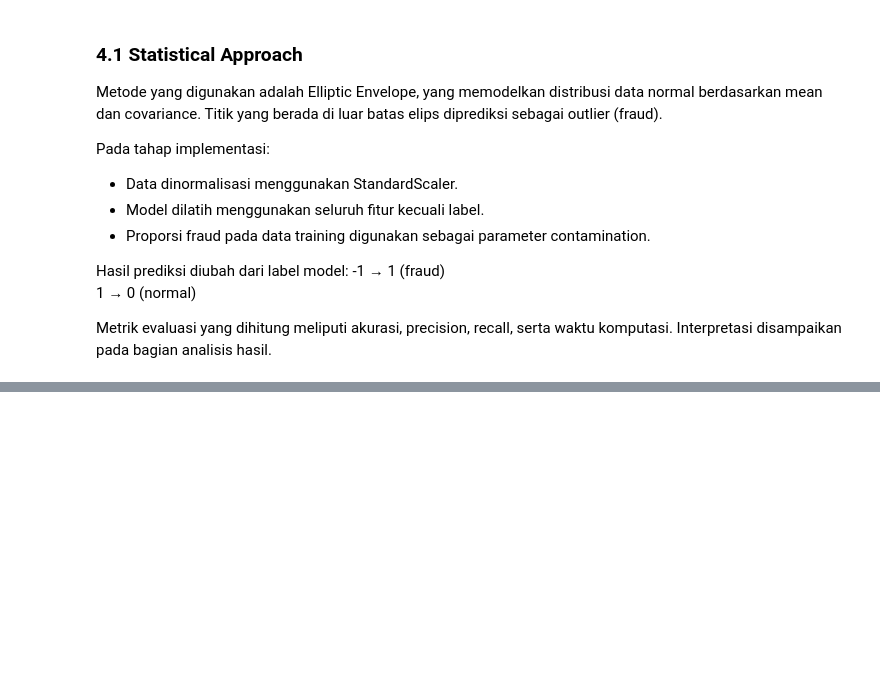
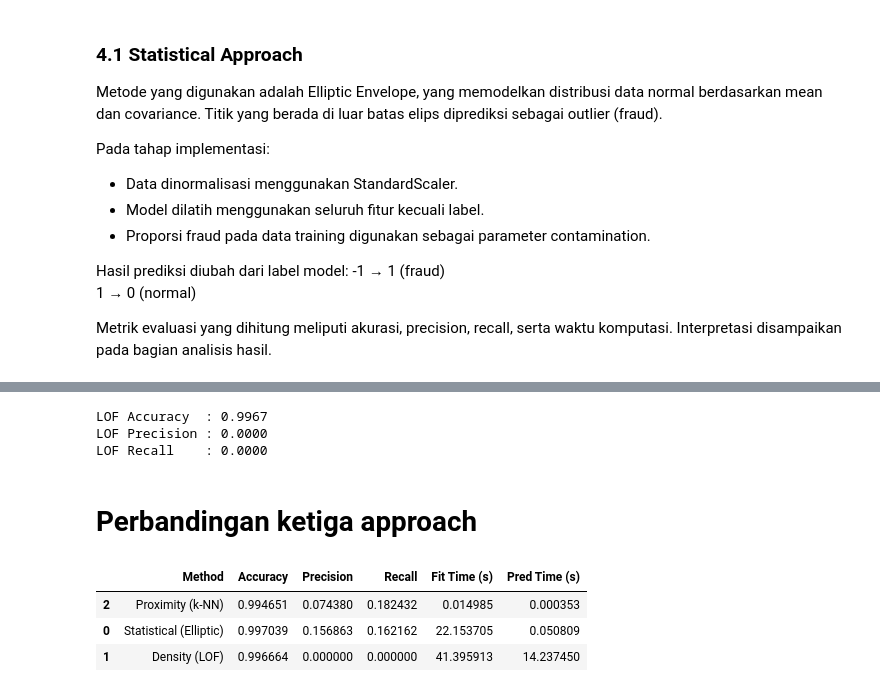
Before and after one commit to WayanRadit29/anomaly-detection-creditcard, a Jupyter notebook: anomaly_detection.ipynb, the cells around one changed output, grey strips where cells are left out. Drawn from its saved outputs; the diff is of its cells as text; code cells hidden in the pictures; blank space fills up the shorter version.

```diff
--- a/anomaly_detection.ipynb
+++ b/anomaly_detection.ipynb
@@ -209,0 +235,8 @@ acc_stat, prec_stat, rec_stat, fit_time_stat, pred_time_stat
+# %%
+acc_knn = accuracy_score(y_test, pred_knn_bin)
+prec_knn = precision_score(y_test, pred_knn_bin, zero_division=0)
+rec_knn = recall_score(y_test, pred_knn_bin, zero_division=0)
+
+print(f"k-NN Accuracy  : {acc_knn:.4f}")
+print(f"k-NN Precision : {prec_knn:.4f}")
+print(f"k-NN Recall    : {rec_knn:.4f}")
@@ -209,0 +257,47 @@ acc_stat, prec_stat, rec_stat, fit_time_stat, pred_time_stat
+# %%
+t0 = time.time()
+lof_model = LocalOutlierFactor(
+    n_neighbors=20,
+    contamination=contamination,
+    novelty=True
+)
+
+lof_model.fit(X_train_s)
+fit_time_lof = time.time() - t0
+# %%
+t0 = time.time()
+pred_lof = lof_model.predict(X_test_s)
+pred_time_lof = time.time() - t0
+pred_lof_bin = np.where(pred_lof == -1, 1, 0)
+# %%
+acc_lof = accuracy_score(y_test, pred_lof_bin)
+prec_lof = precision_score(y_test, pred_lof_bin, zero_division=0)
+rec_lof = recall_score(y_test, pred_lof_bin, zero_division=0)
+
+print(f"LOF Accuracy  : {acc_lof:.4f}")
+print(f"LOF Precision : {prec_lof:.4f}")
+print(f"LOF Recall    : {rec_lof:.4f}")
+# %% [output]
+LOF Accuracy  : 0.9967
+LOF Precision : 0.0000
+LOF Recall    : 0.0000
+# %% [markdown]
+# Perbandingan ketiga approach
+# %%
+
+results = pd.DataFrame({
+    'Method': ['Statistical (Elliptic)', 'Density (LOF)', 'Proximity (k-NN)'],
+    'Accuracy': [acc_stat, acc_lof, acc_knn],
+    'Precision': [prec_stat, prec_lof, prec_knn],
+    'Recall': [rec_stat, rec_lof, rec_knn],
+    'Fit Time (s)': [fit_time_stat, fit_time_lof, fit_time_knn],
+    'Pred Time (s)': [pred_time_stat, pred_time_lof, pred_time_knn]
+})
+
+# Tampilkan tabel
+results.sort_values(by='Recall', ascending=False)
+# %% [output]
+|  | Method | Accuracy | Precision | Recall | Fit Time (s) | Pred Time (s) |
+| 2 | Proximity (k-NN) | 0.994651 | 0.074380 | 0.182432 | 0.014985 | 0.000353 |
+| 0 | Statistical (Elliptic) | 0.997039 | 0.156863 | 0.162162 | 22.153705 | 0.050809 |
+| 1 | Density (LOF) | 0.996664 | 0.000000 | 0.000000 | 41.395913 | 14.237450 |
```
Also changed, not shown: parts of 12 cells of this notebook.
